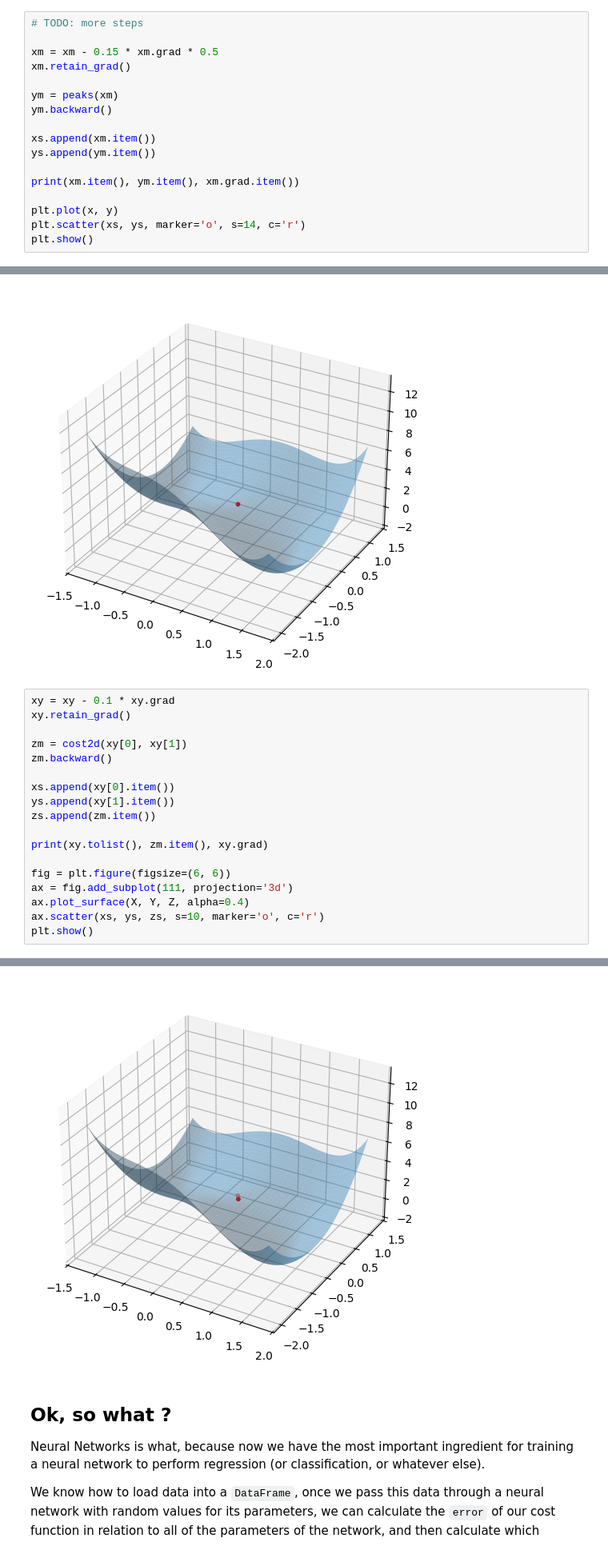
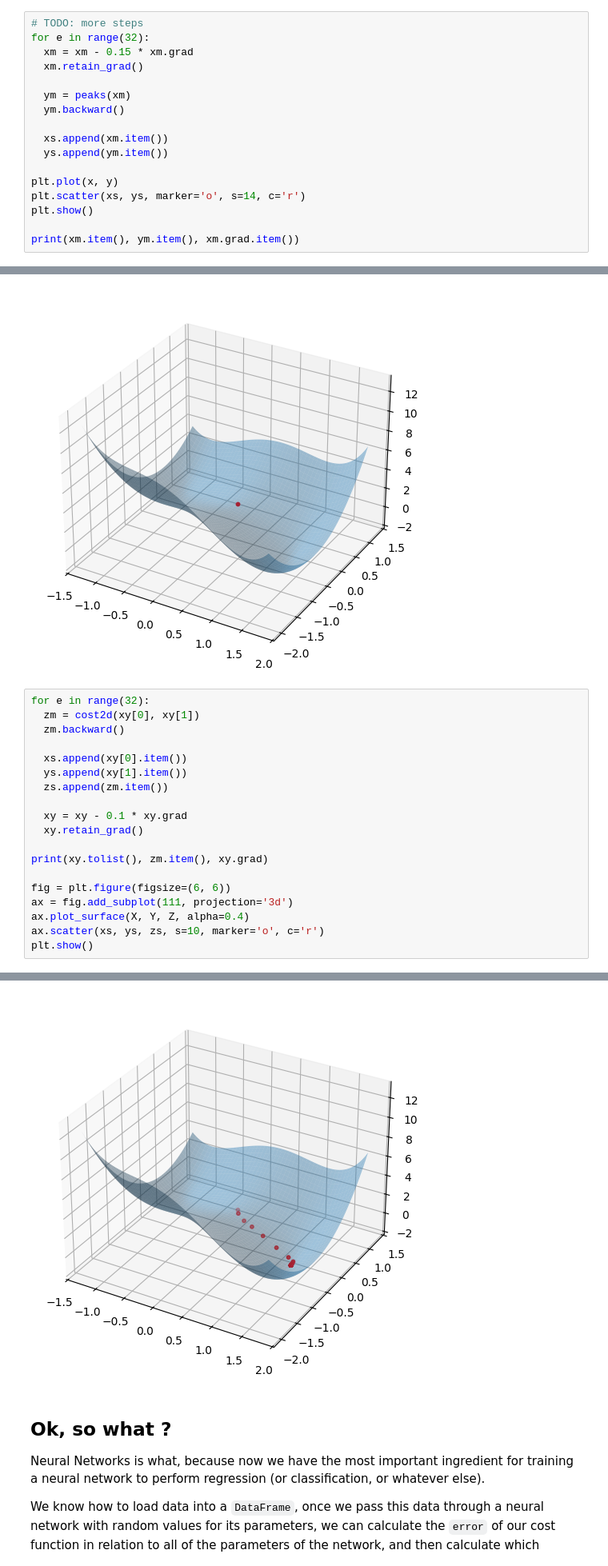
Before and after one commit to machineLearn-xuan/WK12, a Jupyter notebook: WK12.ipynb, the cells around one changed output, grey strips where cells are left out. Shown at 80% size. Cells and saved outputs as stored; diff of their text form.

```diff
--- a/WK12.ipynb
+++ b/WK12.ipynb
@@ -163,19 +163,19 @@ plt.show()
 [figure]
 # %%
 # TODO: more steps
+for e in range(32):
+  xm = xm - 0.15 * xm.grad
+  xm.retain_grad()
 
-xm = xm - 0.15 * xm.grad * 0.5
-xm.retain_grad()
+  ym = peaks(xm)
+  ym.backward()
 
-ym = peaks(xm)
-ym.backward()
-
-xs.append(xm.item())
-ys.append(ym.item())
-
-print(xm.item(), ym.item(), xm.grad.item())
+  xs.append(xm.item())
+  ys.append(ym.item())
 
 plt.plot(x, y)
 plt.scatter(xs, ys, marker='o', s=14, c='r')
 plt.show()
+
+print(xm.item(), ym.item(), xm.grad.item())
 # %% [output]
@@ -249,15 +249,16 @@ plt.show()
 tensor([-0.4838,  0.7500])
 [figure]
 # %%
-xy = xy - 0.1 * xy.grad
-xy.retain_grad()
+for e in range(32):
+  zm = cost2d(xy[0], xy[1])
+  zm.backward()
 
-zm = cost2d(xy[0], xy[1])
-zm.backward()
+  xs.append(xy[0].item())
+  ys.append(xy[1].item())
+  zs.append(zm.item())
 
-xs.append(xy[0].item())
-ys.append(xy[1].item())
-zs.append(zm.item())
+  xy = xy - 0.1 * xy.grad
+  xy.retain_grad()
 
 print(xy.tolist(), zm.item(), xy.grad)
 
@@ -271,4 +272,4 @@ plt.show()
-[figure, old version]
+[figure, new version]
 # %% [markdown]
 ## Ok, so what ?
 
```
Also changed, not shown: parts of 13 cells of this notebook.
